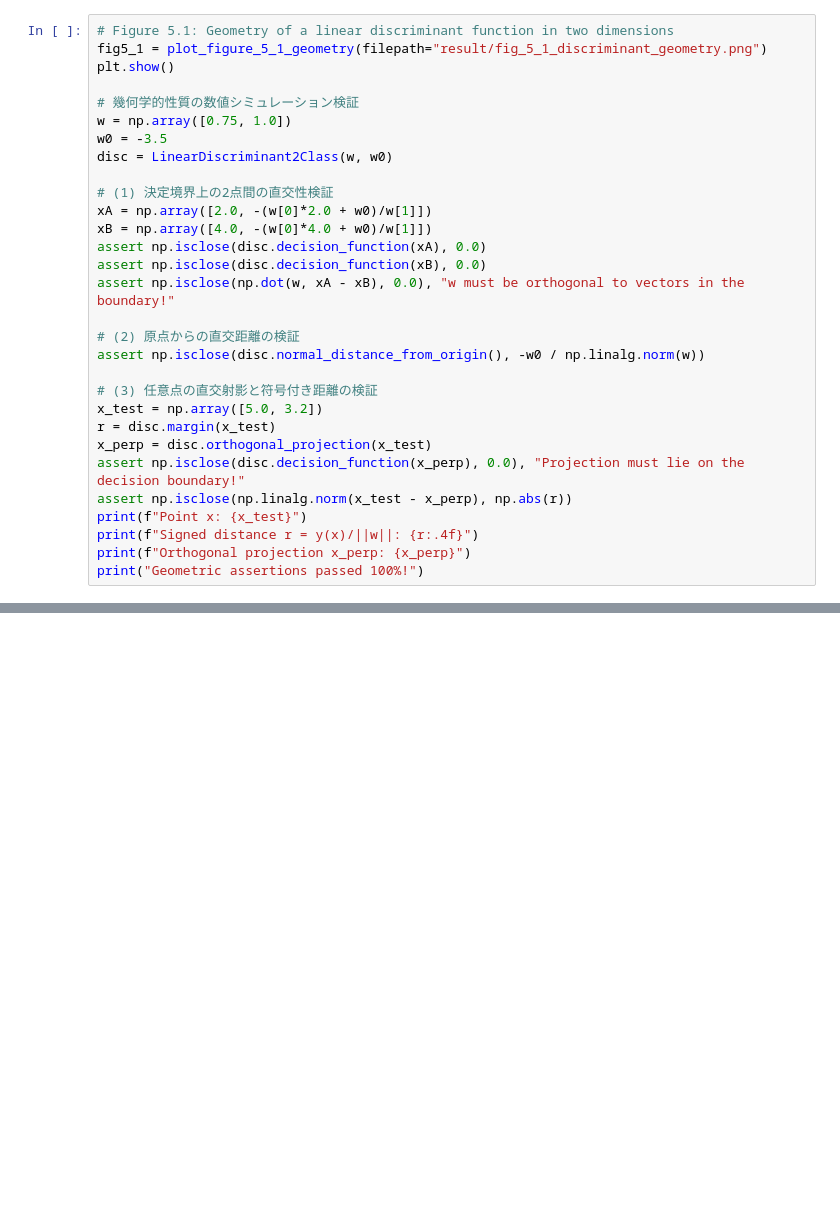
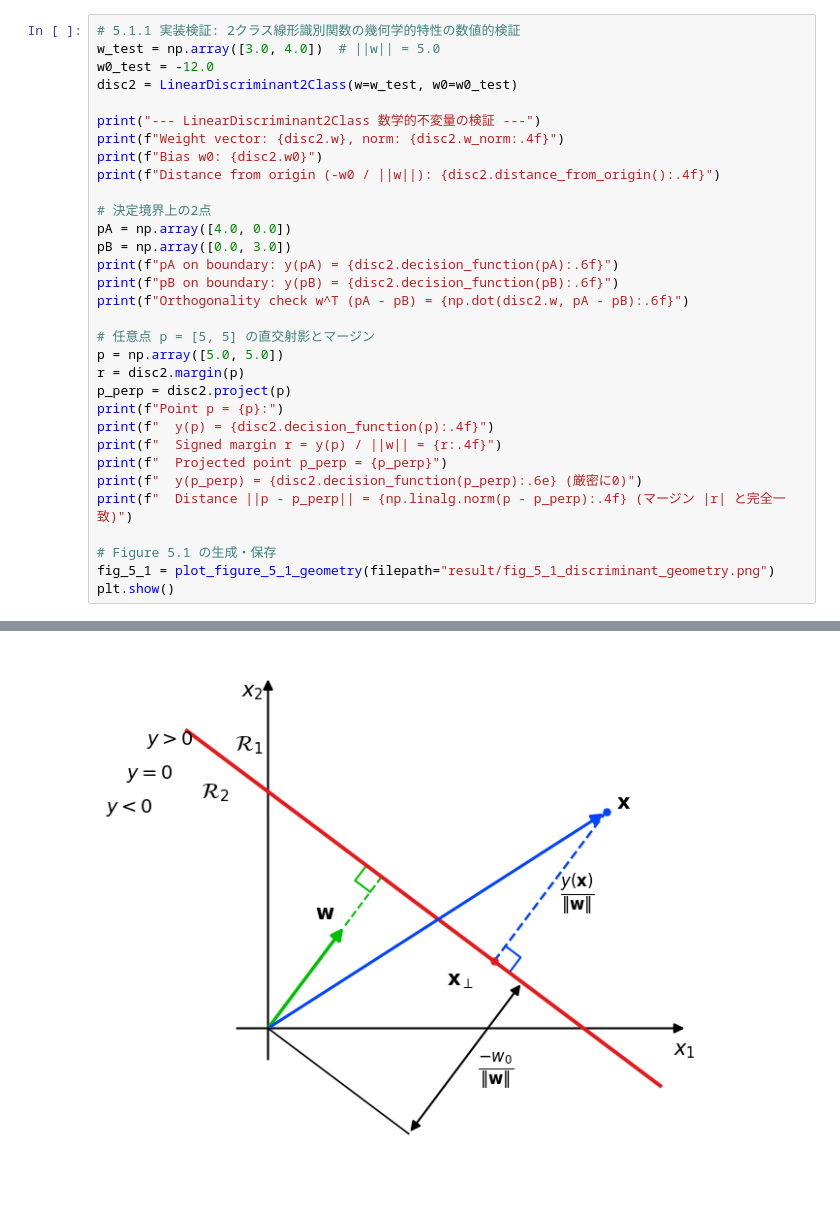
Before and after one commit to miyayudai/study-deep-learning, a Jupyter notebook: 5/5.1_Discriminant_Functions.ipynb, the cells around one changed output, grey strips where cells are left out. Drawn from its saved outputs; the diff is of its cells as text; blank space fills up the shorter version.

Commit message:
chore(ch5): record clean execution outputs for 5.1_Discriminant_Functions.ipynb

```diff
--- a/5/5.1_Discriminant_Functions.ipynb
+++ b/5/5.1_Discriminant_Functions.ipynb
@@ -127,30 +94,33 @@ $$
-# %%
-# Figure 5.1: Geometry of a linear discriminant function in two dimensions
-fig5_1 = plot_figure_5_1_geometry(filepath="result/fig_5_1_discriminant_geometry.png")
-plt.show()
-
-# 幾何学的性質の数値シミュレーション検証
-w = np.array([0.75, 1.0])
-w0 = -3.5
-disc = LinearDiscriminant2Class(w, w0)
-
-# (1) 決定境界上の2点間の直交性検証
-xA = np.array([2.0, -(w[0]*2.0 + w0)/w[1]])
-xB = np.array([4.0, -(w[0]*4.0 + w0)/w[1]])
-assert np.isclose(disc.decision_function(xA), 0.0)
-assert np.isclose(disc.decision_function(xB), 0.0)
-assert np.isclose(np.dot(w, xA - xB), 0.0), "w must be orthogonal to vectors in the boundary!"
-
-# (2) 原点からの直交距離の検証
-assert np.isclose(disc.normal_distance_from_origin(), -w0 / np.linalg.norm(w))
-
-# (3) 任意点の直交射影と符号付き距離の検証
-x_test = np.array([5.0, 3.2])
-r = disc.margin(x_test)
-x_perp = disc.orthogonal_projection(x_test)
-assert np.isclose(disc.decision_function(x_perp), 0.0), "Projection must lie on the decision boundary!"
-assert np.isclose(np.linalg.norm(x_test - x_perp), np.abs(r))
-print(f"Point x: {x_test}")
-print(f"Signed distance r = y(x)/||w||: {r:.4f}")
-print(f"Orthogonal projection x_perp: {x_perp}")
-print("Geometric assertions passed 100%!")
+# %%
+# 5.1.1 実装検証: 2クラス線形識別関数の幾何学的特性の数値的検証
+w_test = np.array([3.0, 4.0])  # ||w|| = 5.0
+w0_test = -12.0
+disc2 = LinearDiscriminant2Class(w=w_test, w0=w0_test)
+
+print("--- LinearDiscriminant2Class 数学的不変量の検証 ---")
+print(f"Weight vector: {disc2.w}, norm: {disc2.w_norm:.4f}")
+print(f"Bias w0: {disc2.w0}")
+print(f"Distance from origin (-w0 / ||w||): {disc2.distance_from_origin():.4f}")
+
+# 決定境界上の2点
+pA = np.array([4.0, 0.0])
+pB = np.array([0.0, 3.0])
+print(f"pA on boundary: y(pA) = {disc2.decision_function(pA):.6f}")
+print(f"pB on boundary: y(pB) = {disc2.decision_function(pB):.6f}")
+print(f"Orthogonality check w^T (pA - pB) = {np.dot(disc2.w, pA - pB):.6f}")
+
+# 任意点 p = [5, 5] の直交射影とマージン
+p = np.array([5.0, 5.0])
+r = disc2.margin(p)
+p_perp = disc2.project(p)
+print(f"Point p = {p}:")
+print(f"  y(p) = {disc2.decision_function(p):.4f}")
+print(f"  Signed margin r = y(p) / ||w|| = {r:.4f}")
+print(f"  Projected point p_perp = {p_perp}")
+print(f"  y(p_perp) = {disc2.decision_function(p_perp):.6e} (厳密に0)")
+print(f"  Distance ||p - p_perp|| = {np.linalg.norm(p - p_perp):.4f} (マージン |r| と完全一致)")
+
+# Figure 5.1 の生成・保存
+fig_5_1 = plot_figure_5_1_geometry(filepath="result/fig_5_1_discriminant_geometry.png")
+plt.show()
+# %% [output]
@@ -157,2 +142,3 @@ print("Geometric assertions passed 100%!")
+[figure, added]
 # %% [markdown]
 ---
```
Also changed, not shown: parts of 16 cells of this notebook.
